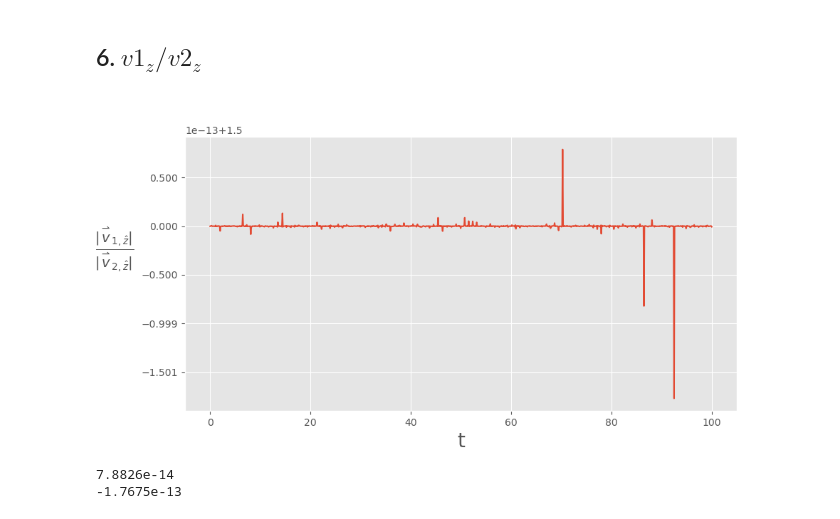
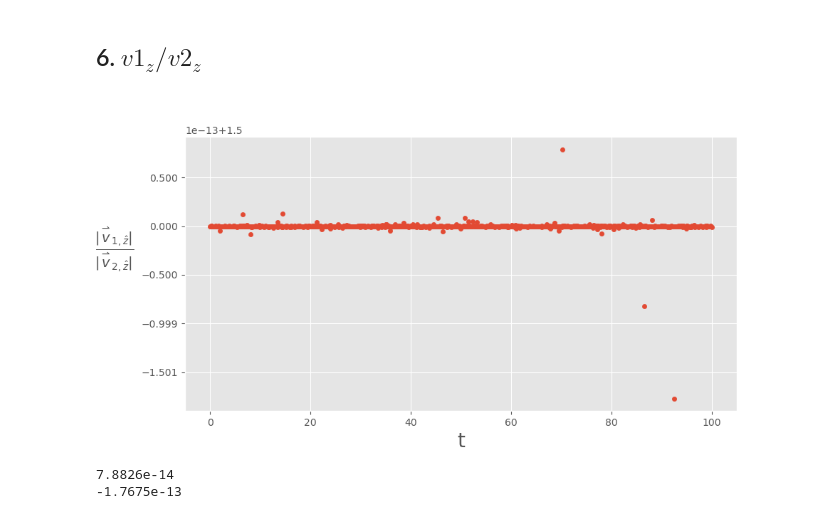
Before and after one commit to Mephisto-000/SMBBH, a Jupyter notebook: demo/circular/model_B2.ipynb, the cells around one changed output. Drawn from its saved outputs; the diff is of its cells as text; code cells hidden in the pictures.

```diff
--- a/demo/circular/model_B2.ipynb
+++ b/demo/circular/model_B2.ipynb
@@ -145,13 +147,13 @@ time_length = np.linspace(t0, tf, tl)
 # %%
 plt.style.use("ggplot")
 plt.figure(figsize=(10, 5))
 plt.subplot()
-plt.plot(time_length, vz_ratio)
+plt.scatter(time_length, vz_ratio, s=20)
 plt.xlabel("t", fontsize=20)
 plt.ylabel(r"$\frac{|\overset{\rightharpoonup}{v}_{1,\hat{z}}|}{|\overset{\rightharpoonup}{v}_{2,\hat{z}}|}$        ", fontsize=20, rotation=0)
 plt.show()
 # %% [output]
-[figure, old version]
+[figure, new version]
 # %%
 print(np.format_float_scientific(max(vz_ratio)-1.5, precision=4))
 print(np.format_float_scientific(min(vz_ratio)-1.5, precision=4))
```
Also changed, not shown: parts of 3 cells of this notebook, 7 other files.
